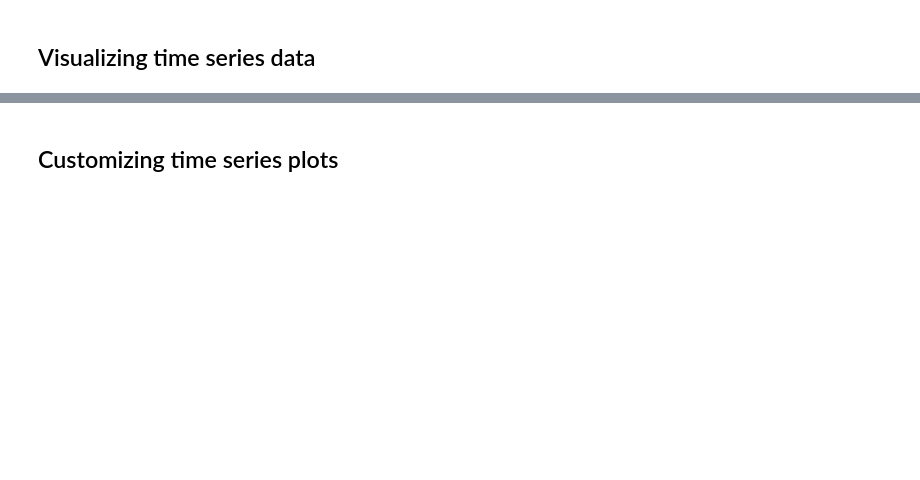
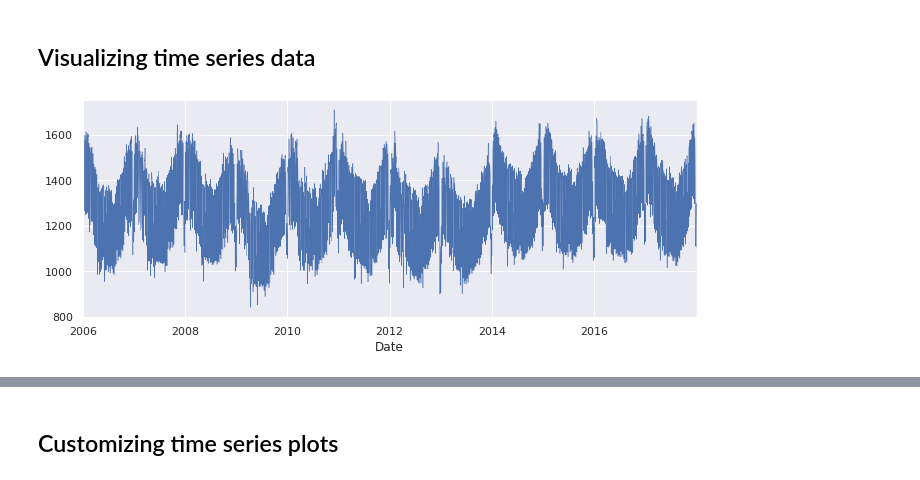
Before and after one commit to icta-tecaji/python-data-analysis-public, a Jupyter notebook: Del_10_Timeseries/10_Timeseries_CLEAN.ipynb, the cells around one changed output, grey strips where cells are left out. Cells and saved outputs as stored; diff of their text form; code cells hidden in the pictures; blank space fills up the shorter version.

```diff
--- a/Del_10_Timeseries/10_Timeseries_CLEAN.ipynb
+++ b/Del_10_Timeseries/10_Timeseries_CLEAN.ipynb
@@ -254,0 +456,3 @@ opsd_daily = pd.read_csv('data/opsd_germany_daily.csv')
+# %%
+# alternativa, če želimo parsati datume takov ob uvozu podatkov
+opsd_daily = pd.read_csv('data/opsd_germany_daily.csv', index_col=0, parse_dates=True)
@@ -254,0 +469,4 @@ opsd_daily = pd.read_csv('data/opsd_germany_daily.csv')
+# %%
+opsd_daily['Year'] = opsd_daily.index.year
+opsd_daily['Month'] = opsd_daily.index.month
+opsd_daily['Weekday Name'] = opsd_daily.index.weekday_name
@@ -266,0 +540,5 @@ cols_plot = ['Consumption', 'Solar', 'Wind']
+# %%
+opsd_daily['Consumption'].plot(linewidth=0.5)
+plt.show()
+# %% [output]
+[figure, added]
```
Also changed, not shown: parts of 87 cells of this notebook.
